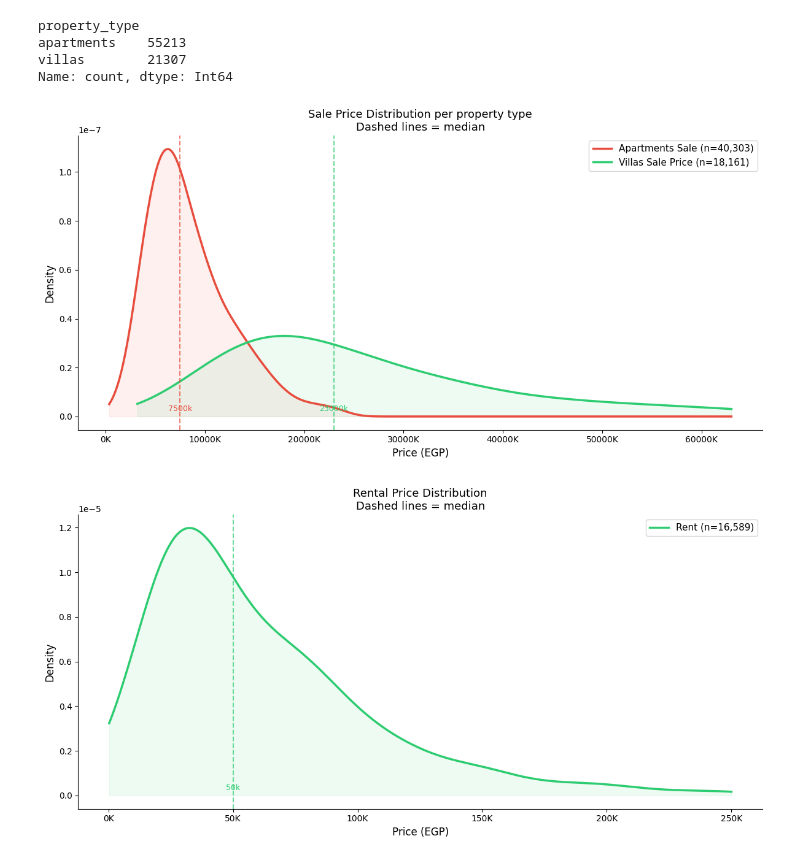
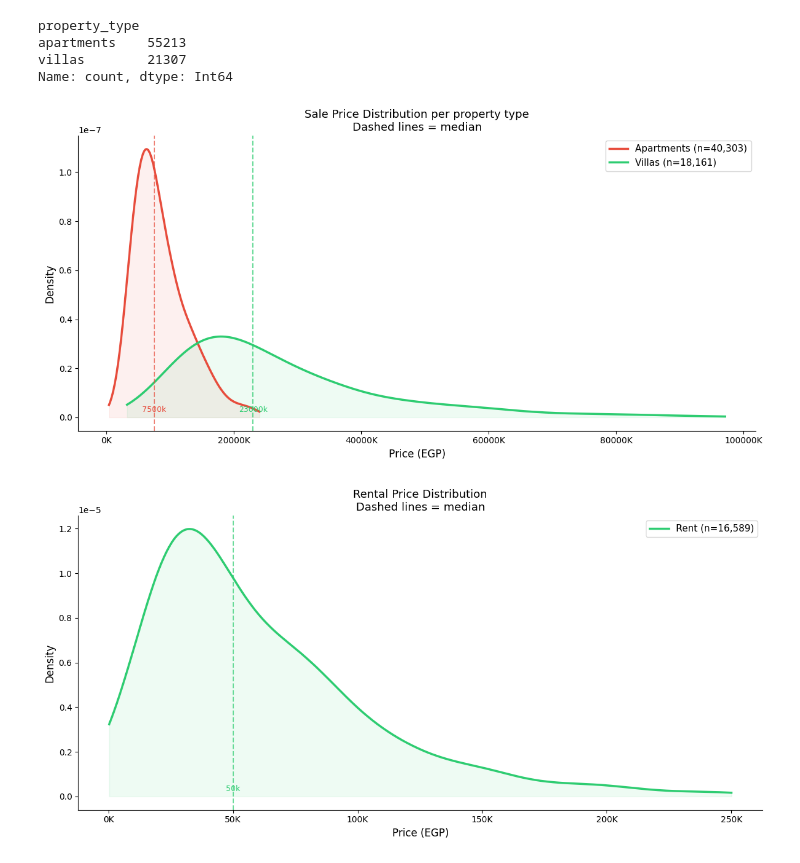
Before and after one commit to MarwanAshrafMakhlouf/cairo_real_state_intelligence_platform, a Jupyter notebook: notebooks/EDA.ipynb, the cells around one changed output. Drawn from its saved outputs; the diff is of its cells as text; code cells hidden in the pictures.

```diff
--- a/notebooks/EDA.ipynb
+++ b/notebooks/EDA.ipynb
@@ -639,40 +641,40 @@ app_sale = apartment_sale[apartment_sale <= cap_app_sale]
 villa_sale = villa_sale[villa_sale <= cap_villa_sale]
 # ── Plot KDE for each group ───────────────────────────────────
 groups = [
-    (app_sale, 'Apartments Sale', '#e74c3c'),
-    (villa_sale, 'Villas Sale Price', '#2ecc71' )
+    (app_sale, 'Apartments', '#e74c3c'),
+    (villa_sale, 'Villas', '#2ecc71' )
 ]
 
 for data, label, color in groups:
     kde = gaussian_kde(data, bw_method=0.3)
-    x = np.linspace(data.min(), cap_sale, 500)
+    x = np.linspace(data.min(), cap_app_sale if 'Apartments' in label else cap_villa_sale, 500)
     ax.plot(x, kde(x), label=f'{label} (n={len(data):,})',
             color=color, linewidth=2.5)
     ax.fill_between(x, kde(x), alpha=0.08, color=color)
 
 # ── Add median vertical lines ─────────────────────────────────
 for data, label, color in groups:
     ax.axvline(data.median(), color=color, linestyle='--',
                linewidth=1.5, alpha=0.7)
     ax.text(data.median(), ax.get_ylim()[1] * 0.02,
             f'{data.median()/1000:.0f}k',
             color=color, fontsize=9, ha='center')
 
 # ── Formatting ────────────────────────────────────────────────
 ax.set_xlabel('Price (EGP)', fontsize=12)
 ax.set_ylabel('Density', fontsize=12)
 ax.set_title('Sale Price Distribution per property type\n'
              'Dashed lines = median', fontsize=13)
 ax.legend(fontsize=11)
 ax.xaxis.set_major_formatter(
     plt.FuncFormatter(lambda x, _: f'{x/1_000:.0f}K')
 )
 ax.spines[['top', 'right']].set_visible(False)
 plt.tight_layout()
 # plt.savefig('rental_frequency_kde.png', dpi=150)
 plt.show()
 # %% [output]
-[figure, old version]
+[figure, new version]
 # %%
 from scipy.stats import gaussian_kde
 
```
Also changed, not shown: parts of 3 cells of this notebook.
